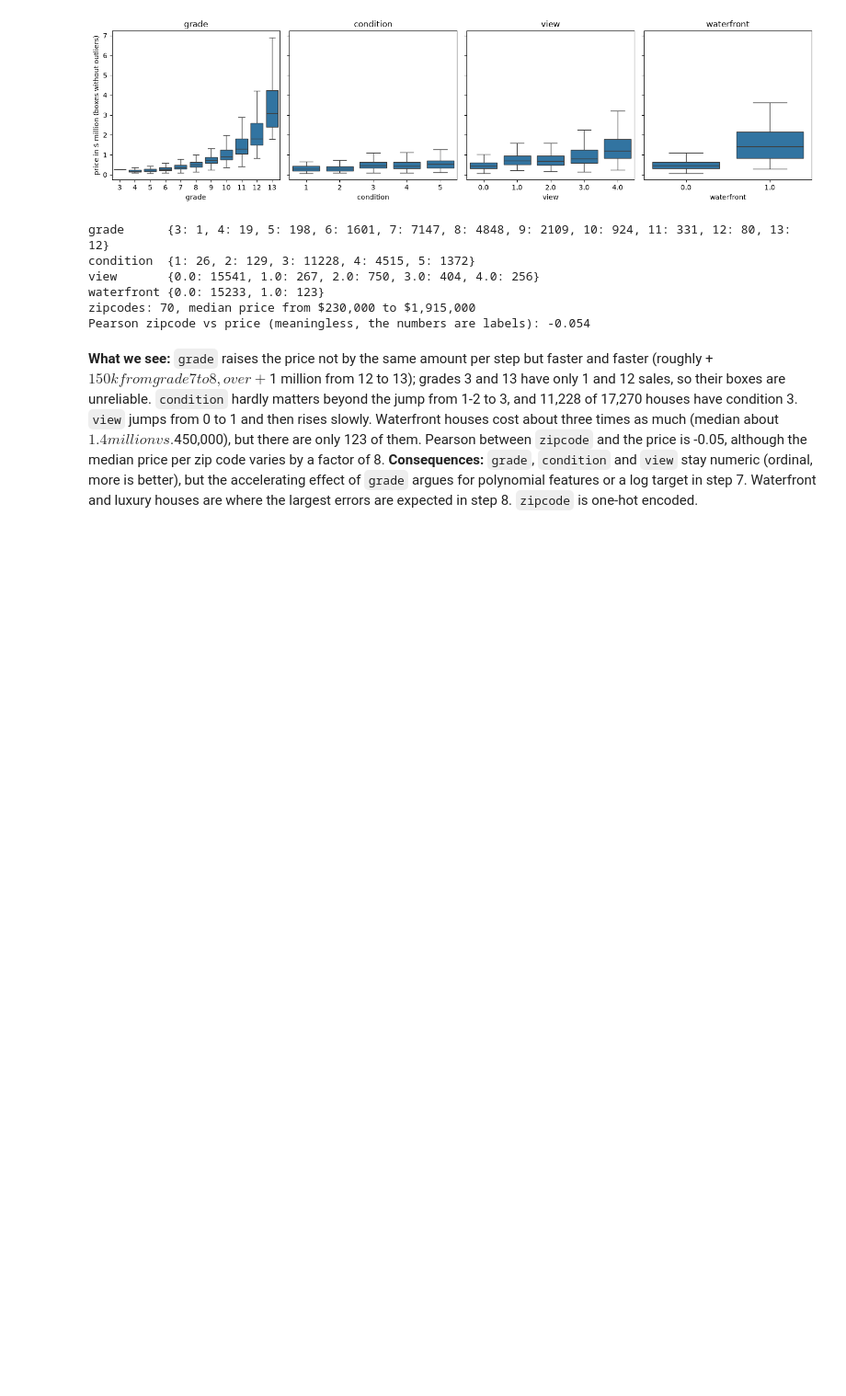
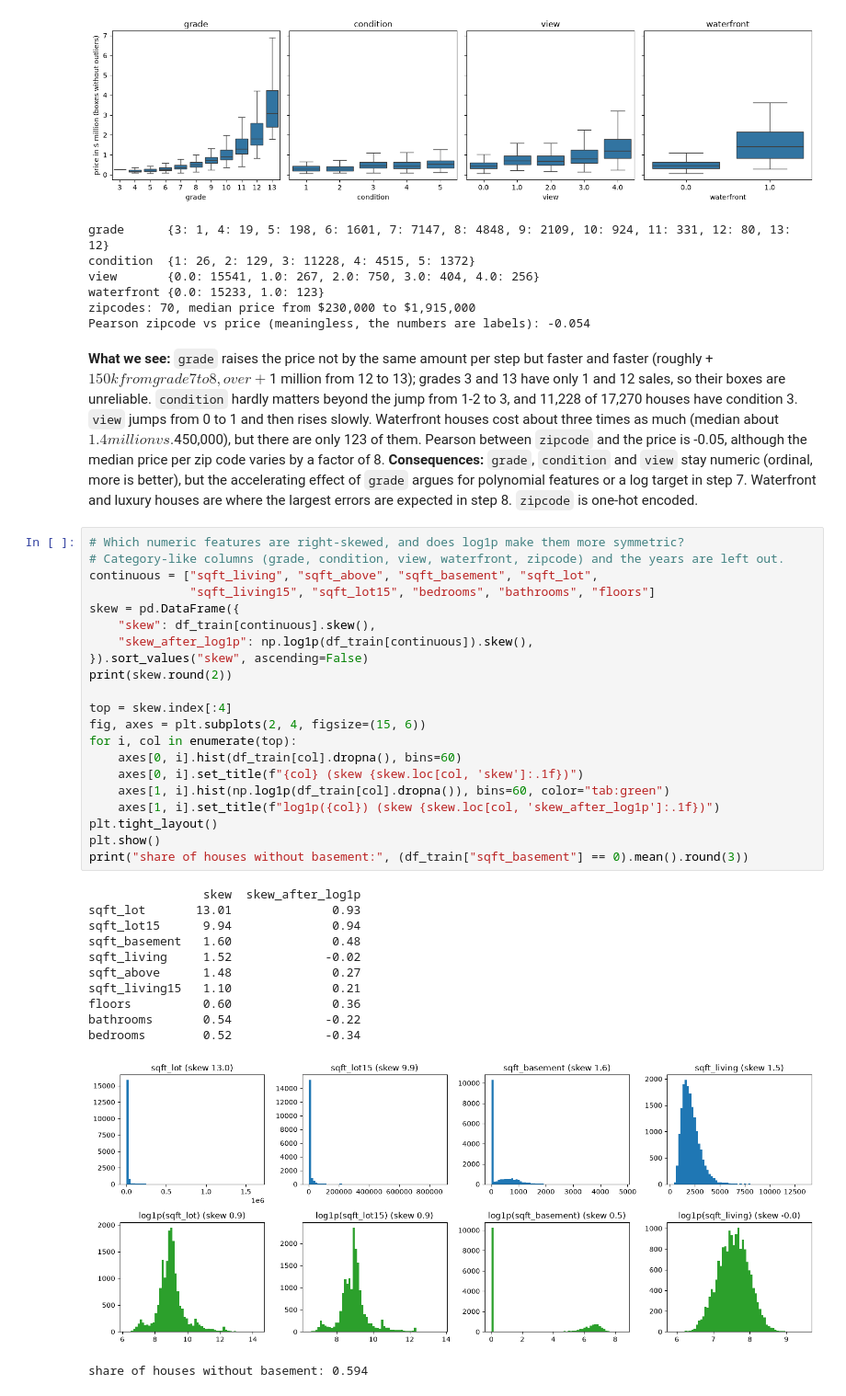
Before and after one commit to dynamic-dome/amle-project-king-county, a Jupyter notebook: 02_king_county_project_dominic.ipynb, the cells around one changed output. Shown at 92% size. Drawn from its saved outputs; the diff is of its cells as text; blank space fills up the shorter version.

Commit message:
Step 4: EDA block 4c (skew, VIF, plausibility) and list of hand changes

```diff
--- a/02_king_county_project_dominic.ipynb
+++ b/02_king_county_project_dominic.ipynb
@@ -324,3 +324,37 @@ zipcodes: 70, median price from $230,000 to $1,915,000
 Pearson zipcode vs price (meaningless, the numbers are labels): -0.054
 # %% [markdown]
 **What we see:** `grade` raises the price not by the same amount per step but faster and faster (roughly +$150k from grade 7 to 8, over +$1 million from 12 to 13); grades 3 and 13 have only 1 and 12 sales, so their boxes are unreliable. `condition` hardly matters beyond the jump from 1-2 to 3, and 11,228 of 17,270 houses have condition 3. `view` jumps from 0 to 1 and then rises slowly. Waterfront houses cost about three times as much (median about $1.4 million vs. $450,000), but there are only 123 of them. Pearson between `zipcode` and the price is -0.05, although the median price per zip code varies by a factor of 8. **Consequences:** `grade`, `condition` and `view` stay numeric (ordinal, more is better), but the accelerating effect of `grade` argues for polynomial features or a log target in step 7. Waterfront and luxury houses are where the largest errors are expected in step 8. `zipcode` is one-hot encoded.
+# %%
+# Which numeric features are right-skewed, and does log1p make them more symmetric?
+# Category-like columns (grade, condition, view, waterfront, zipcode) and the years are left out.
+continuous = ["sqft_living", "sqft_above", "sqft_basement", "sqft_lot",
+              "sqft_living15", "sqft_lot15", "bedrooms", "bathrooms", "floors"]
+skew = pd.DataFrame({
+    "skew": df_train[continuous].skew(),
+    "skew_after_log1p": np.log1p(df_train[continuous]).skew(),
+}).sort_values("skew", ascending=False)
+print(skew.round(2))
+
+top = skew.index[:4]
+fig, axes = plt.subplots(2, 4, figsize=(15, 6))
+for i, col in enumerate(top):
+    axes[0, i].hist(df_train[col].dropna(), bins=60)
+    axes[0, i].set_title(f"{col} (skew {skew.loc[col, 'skew']:.1f})")
+    axes[1, i].hist(np.log1p(df_train[col].dropna()), bins=60, color="tab:green")
+    axes[1, i].set_title(f"log1p({col}) (skew {skew.loc[col, 'skew_after_log1p']:.1f})")
+plt.tight_layout()
+plt.show()
+print("share of houses without basement:", (df_train["sqft_basement"] == 0).mean().round(3))
+# %% [output]
+                skew  skew_after_log1p
+sqft_lot       13.01              0.93
+sqft_lot15      9.94              0.94
+sqft_basement   1.60              0.48
+sqft_living     1.52             -0.02
+sqft_above      1.48              0.27
+sqft_living15   1.10              0.21
+floors          0.60              0.36
+bathrooms       0.54             -0.22
+bedrooms        0.52             -0.34
+[figure, added]
+share of houses without basement: 0.594
```
Also changed, not shown: parts of 6 cells of this notebook.
